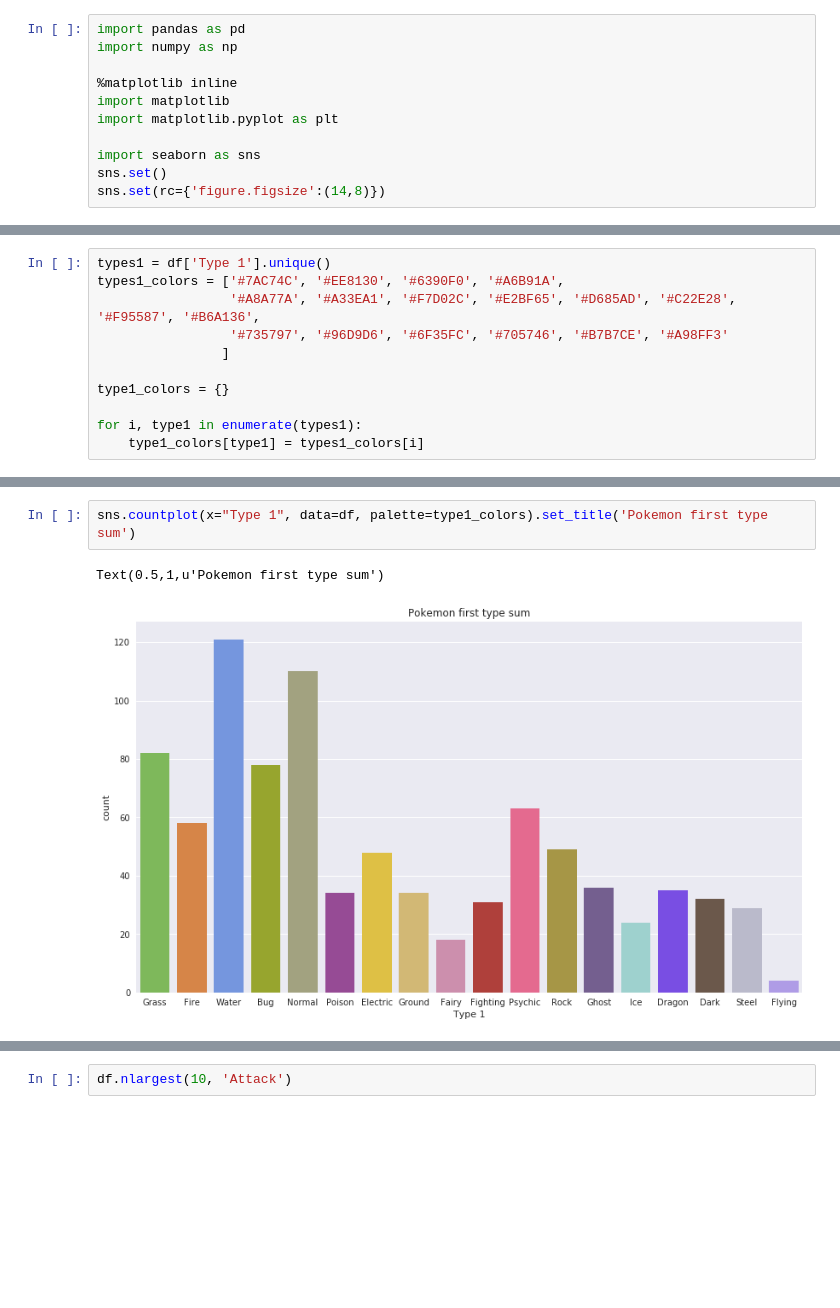
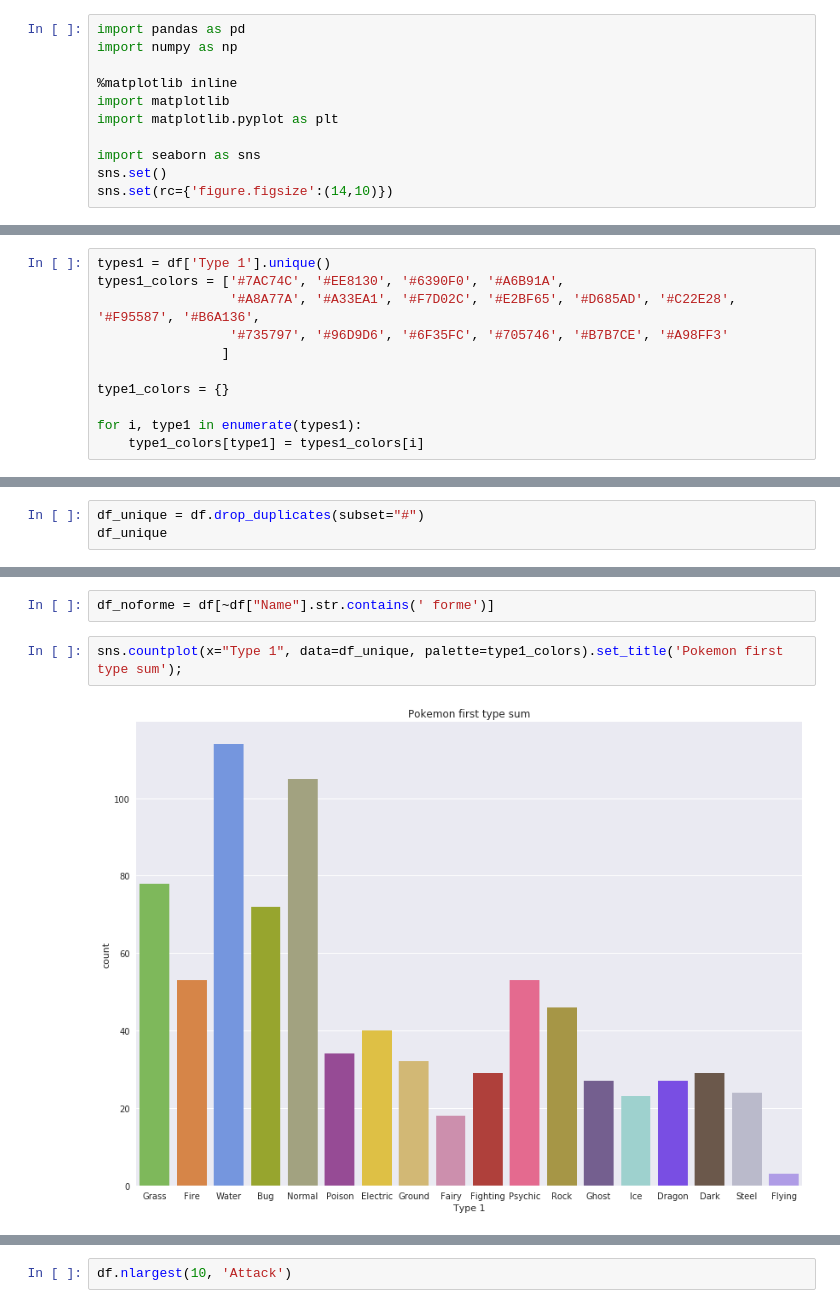
Before and after one commit to alcinoluiz/Pokemon-Data-Analysis, a Jupyter notebook: Pokemon Visualizations 1 - 7.ipynb, the cells around one changed output, grey strips where cells are left out. Saved outputs shown, nothing was run; the diff lists cells and outputs as text; blank space fills up the shorter version.

Commit message:
Fixing visualizations and gitignore

```diff
--- a/Pokemon Visualizations 1 - 7.ipynb
+++ b/Pokemon Visualizations 1 - 7.ipynb
@@ -8,7 +8,7 @@ import matplotlib.pyplot as plt
 
 import seaborn as sns
 sns.set()
-sns.set(rc={'figure.figsize':(14,8)})
+sns.set(rc={'figure.figsize':(14,10)})
 # %% [markdown]
 ## Merge Pokemon datasets
 # %%
@@ -130,0 +153,3 @@ for i, type1 in enumerate(types1):
+# %%
+df_unique = df.drop_duplicates(subset="#")
+df_unique
@@ -131,6 +175,7 @@ for i, type1 in enumerate(types1):
+# %%
+df_noforme = df[~df["Name"].str.contains(' forme')]
 # %%
-sns.countplot(x="Type 1", data=df, palette=type1_colors).set_title('Pokemon first type sum')
+sns.countplot(x="Type 1", data=df_unique, palette=type1_colors).set_title('Pokemon first type sum');
 # %% [output]
-Text(0.5,1,u'Pokemon first type sum')
-[figure, old version]
+[figure, new version]
 # %%
```
Also changed, not shown: parts of 26 cells of this notebook, 1 other file.
